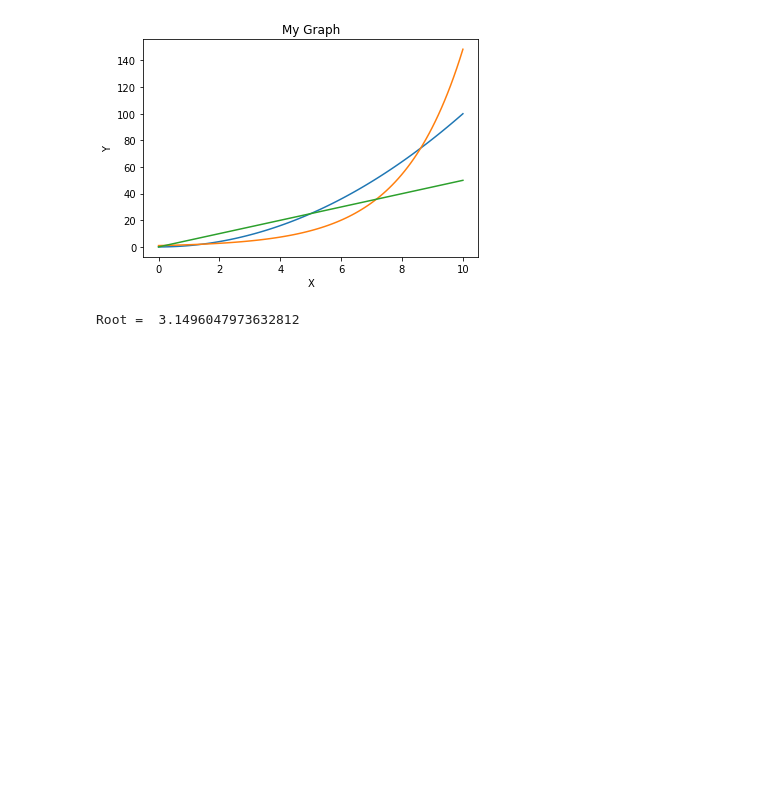
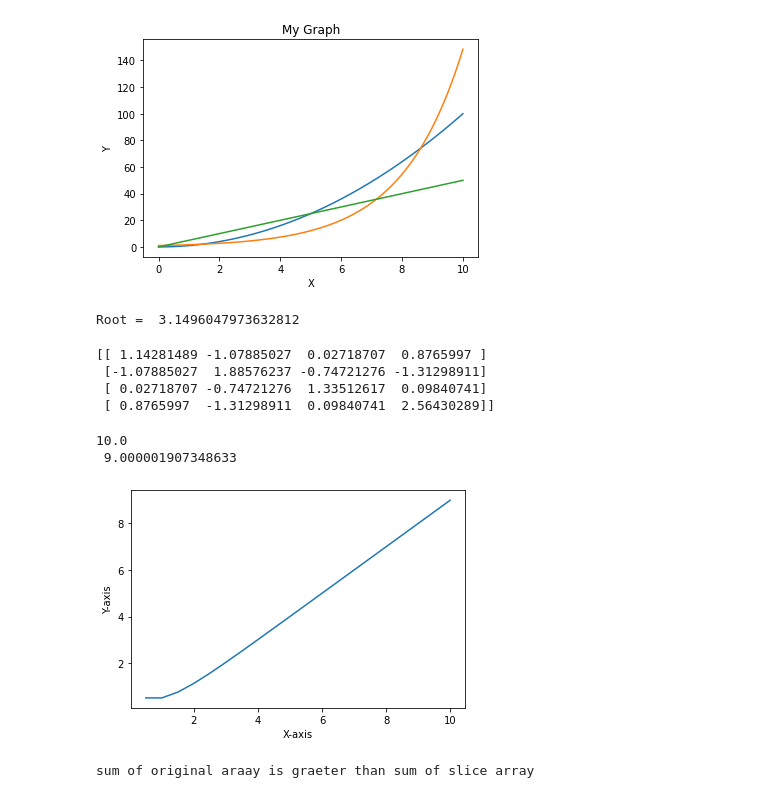
Before and after one commit to D-Ghosh/Python_Projects, a Jupyter notebook: Set_1.ipynb, the cells around one changed output. Saved outputs shown, nothing was run; the diff lists cells and outputs as text; code cells hidden in the pictures; blank space fills up the shorter version.

```diff
--- a/Set_1.ipynb
+++ b/Set_1.ipynb
@@ -81,3 +81,55 @@ else:
     print("Root = ", (a+b)*0.5)
 # %% [output]
 Root =  3.1496047973632812
+# %%
+# Q3(i)
+
+import numpy as np
+
+x = np.array([np.random.uniform(-1, 1) for i in range(20)])
+x = x.reshape(4, 5)
+y = x.T
+print(np.dot(x, y))
+# %% [output]
+[[ 1.14281489 -1.07885027  0.02718707  0.8765997 ]
+ [-1.07885027  1.88576237 -0.74721276 -1.31298911]
+ [ 0.02718707 -0.74721276  1.33512617  0.09840741]
+ [ 0.8765997  -1.31298911  0.09840741  2.56430289]]
+# %%
+# Q3(ii)
+
+import matplotlib.pyplot as plt
+import numpy as np
+
+def f(x, y): return x-y
+
+x, y, h = 0.0, 1.0, 0.5
+X, Y = [], []
+
+for i in range(20):
+    y += h*f(x, y)
+    x += h
+    X.append(x)
+    Y.append(y)
+    #print(i, x, y)
+print(X[-1],"\n", Y[-1])
+plt.plot(X, Y)
+plt.xlabel("X-axis")
+plt.ylabel("Y-axis")
+plt.show()
+# %% [output]
+10.0
+ 9.000001907348633
+[figure, added]
+# %%
+# Q4(i)
+
+import numpy as np
+x = np.array([2.0, -1.2, 3.4, 9.1, 0.1, -5.8, -4.2, 3.9, 10.4, 1.9, -3.8, -9.6])
+y = x[4:8+1]
+if sum(y) > sum(x):
+    print("sum of original array is less than sum of slice array\n")
+else:
+    print("sum of original araay is graeter than sum of slice array\n")
+# %% [output]
+sum of original araay is graeter than sum of slice array
```
Also changed, not shown: parts of 9 cells of this notebook.
